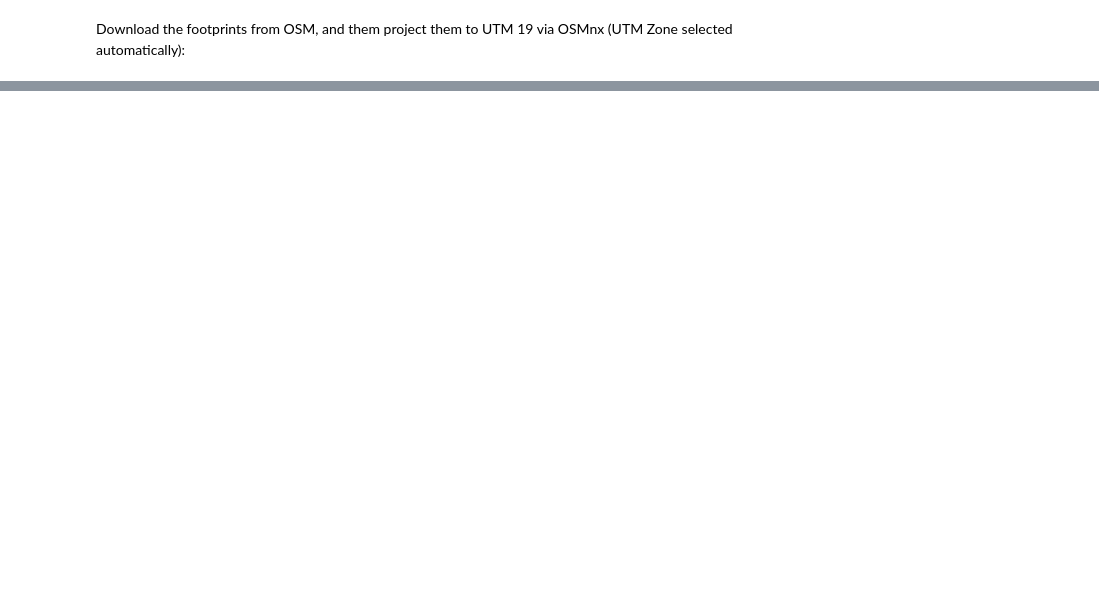
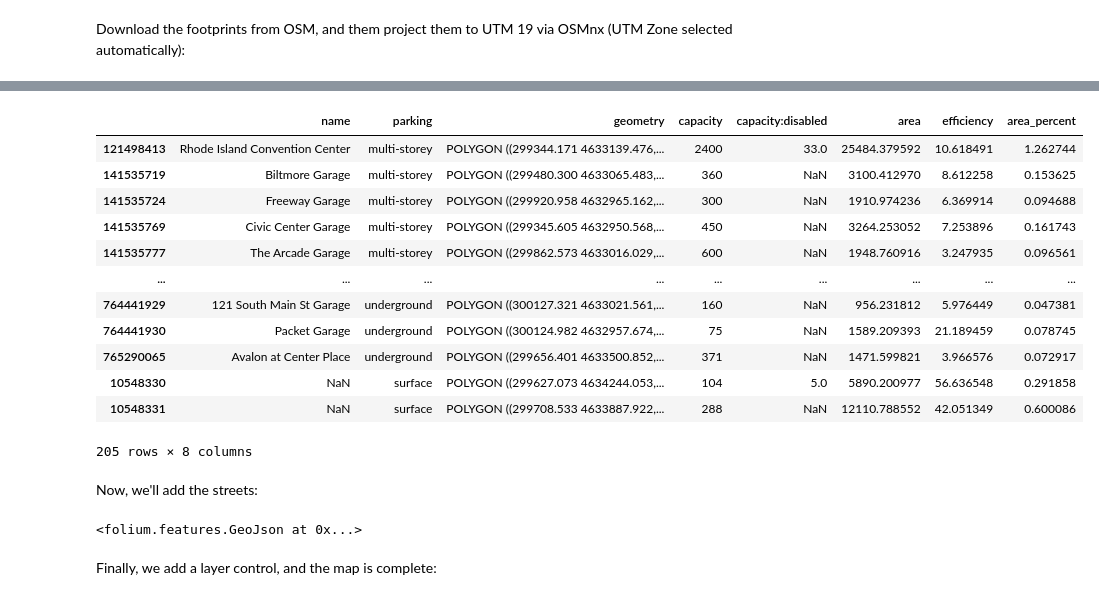
Before and after one commit to chris-sarli/parking-analysis, a Jupyter notebook: notebooks/make.ipynb, the cells around one changed output, grey strips where cells are left out. Saved outputs shown, nothing was run; the diff lists cells and outputs as text; code cells hidden in the pictures; blank space fills up the shorter version.

```diff
--- a/notebooks/make.ipynb
+++ b/notebooks/make.ipynb
@@ -29,0 +31,3 @@ place = "Downtown, Providence, RI, USA"
+# %%
+downtown_poly = ox.gdf_from_place(place).geometry[0]
+downtown_area = ox.project_geometry(downtown_poly)[0].area
@@ -167,3 +74,0 @@ First, we calculate the total area of the neighborhood. First, we must project t
-# %%
-project_downtown_poly, _ = ox.project_geometry(downtown_poly)
-downtown_area = project_downtown_poly.area
@@ -595,0 +77,6 @@ with open('../docs/index.html', 'w+') as of:
+# %%
+footprints = footprints[['name', 'parking', 'geometry', 'capacity', 'capacity:disabled']]
+footprints = footprints.dropna(subset=['capacity'])
+footprints['area'] = footprints.geometry.area
+footprints['capacity'] = pd.to_numeric(footprints['capacity'])
+footprints['capacity:disabled'] = pd.to_numeric(footprints['capacity:disabled'])
@@ -595,0 +85,3 @@ with open('../docs/index.html', 'w+') as of:
+# %%
+footprints['efficiency'] = footprints['area'] / footprints['capacity']
+footprints['area_percent'] = 100 * (footprints['area'] / downtown_area)
@@ -595,0 +221,16 @@ with open('../docs/index.html', 'w+') as of:
+# %%
+footprints
+# %% [output]
+|  | name | parking | geometry | capacity | capacity:disabled | area | efficiency | area_percent |
+| 121498413 | Rhode Island Convention Center | multi-storey | POLYGON ((299344.171 4633139.476,... | 2400 | 33.0 | 25484.379592 | 10.618491 | 1.262744 |
+| 141535719 | Biltmore Garage | multi-storey | POLYGON ((299480.300 4633065.483,... | 360 | NaN | 3100.412970 | 8.612258 | 0.153625 |
+| 141535724 | Freeway Garage | multi-storey | POLYGON ((299920.958 4632965.162,... | 300 | NaN | 1910.974236 | 6.369914 | 0.094688 |
+| 141535769 | Civic Center Garage | multi-storey | POLYGON ((299345.605 4632950.568,... | 450 | NaN | 3264.253052 | 7.253896 | 0.161743 |
+| 141535777 | The Arcade Garage | multi-storey | POLYGON ((299862.573 4633016.029,... | 600 | NaN | 1948.760916 | 3.247935 | 0.096561 |
+| ... | ... | ... | ... | ... | ... | ... | ... | ... |
+| 764441929 | 121 South Main St Garage | underground | POLYGON ((300127.321 4633021.561,... | 160 | NaN | 956.231812 | 5.976449 | 0.047381 |
+| 764441930 | Packet Garage | underground | POLYGON ((300124.982 4632957.674,... | 75 | NaN | 1589.209393 | 21.189459 | 0.078745 |
+| 765290065 | Avalon at Center Place | underground | POLYGON ((299656.401 4633500.852,... | 371 | NaN | 1471.599821 | 3.966576 | 0.072917 |
+| 10548330 | NaN | surface | POLYGON ((299627.073 4634244.053,... | 104 | 5.0 | 5890.200977 | 56.636548 | 0.291858 |
+| 10548331 | NaN | surface | POLYGON ((299708.533 4633887.922,... | 288 | NaN | 12110.788552 | 42.051349 | 0.600086 |
+205 rows × 8 columns
@@ -595,0 +297,20 @@ with open('../docs/index.html', 'w+') as of:
+# %% [markdown]
+Now, we'll add the streets:
+# %%
+street_tooltip_fields = {
+    'name': 'Street Name',
+    'capacity': 'Segment Parking Capacity'
+}
+
+def style_function(x):
+    return {'color': 'CHOCOLATE', 'weight': 3, 'opacity': 0.7}
+
+streets_layer = folium.GeoJson(street_parking_all_geometries, style_function=style_function)
+tooltips = folium.features.GeoJsonTooltip(list(street_tooltip_fields.keys()), aliases=list(street_tooltip_fields.values()))
+tooltips.add_to(streets_layer)
+streets_layer.layer_name = "<span style='color:CHOCOLATE'>Street Parking</span>"
+streets_layer.add_to(m)
+# %% [output]
+<folium.features.GeoJson at 0x...>
+# %% [markdown]
+Finally, we add a layer control, and the map is complete:
```
Also changed, not shown: parts of 89 cells of this notebook, 10 other files.
